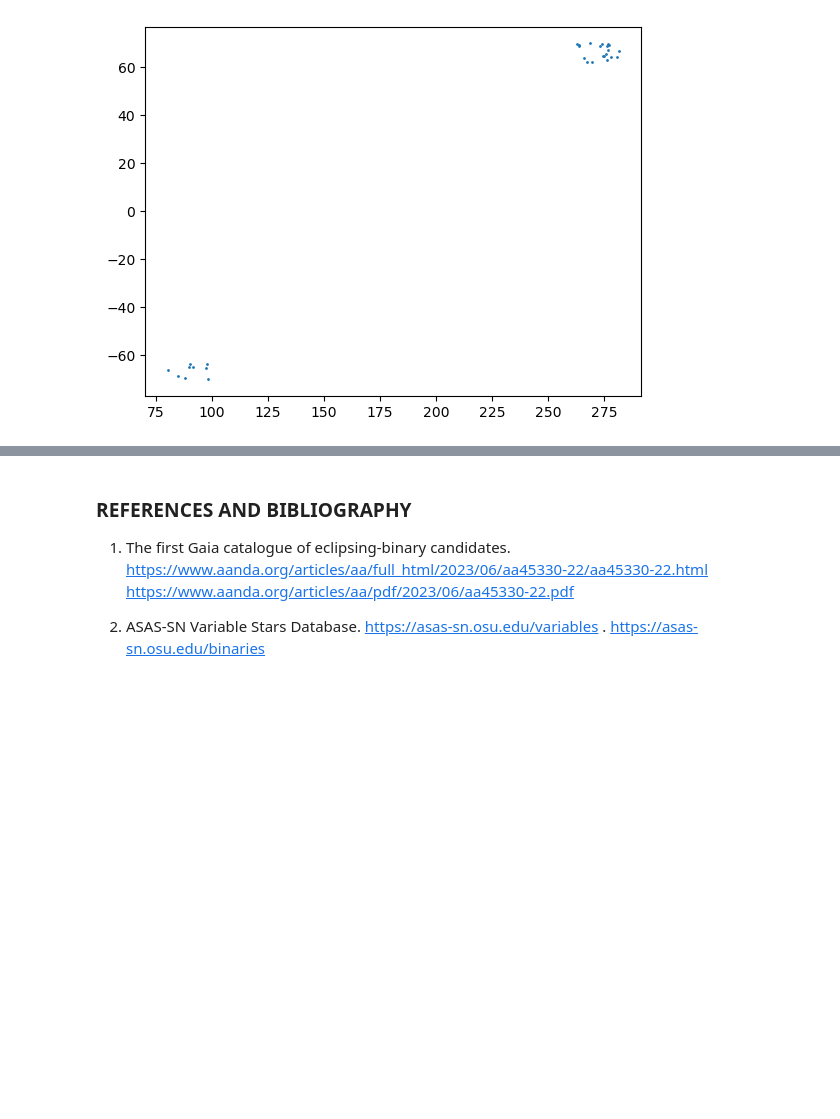
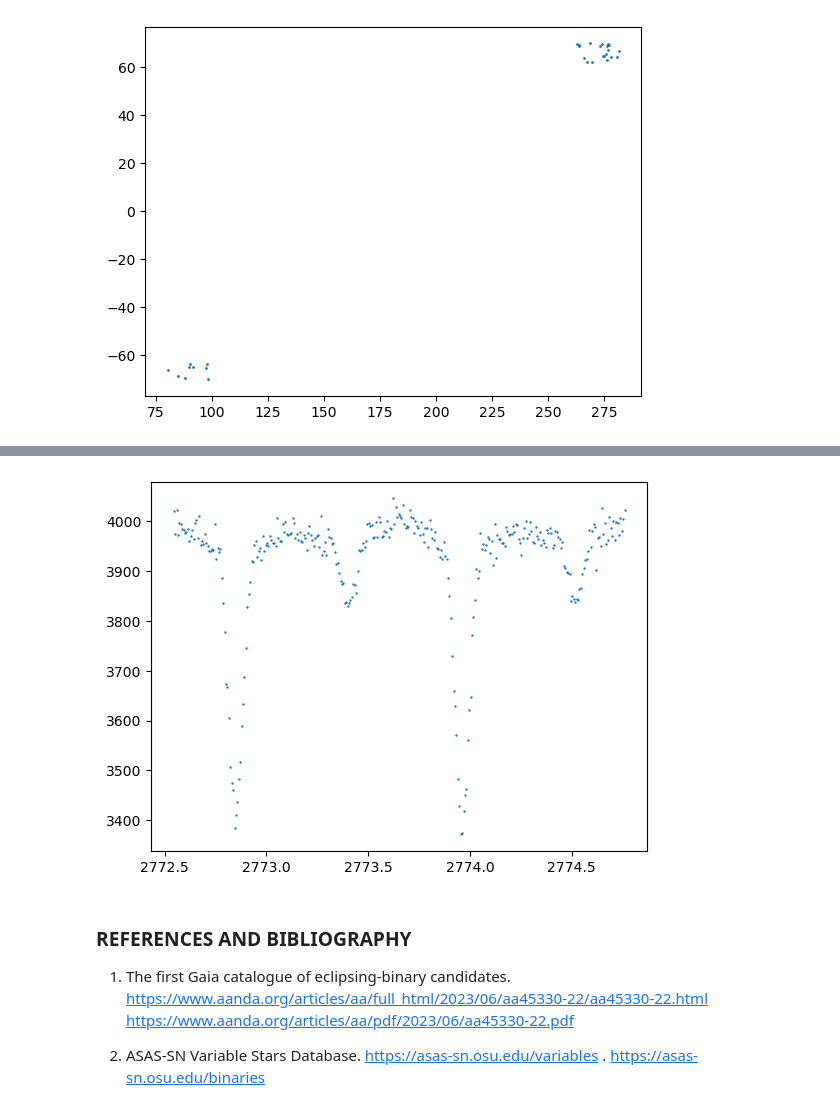
Before and after one commit to spyphyz/TESSCoEBs, a Jupyter notebook: eclipsing_binaries.ipynb, the cells around one changed output, grey strips where cells are left out. Drawn from its saved outputs; the diff is of its cells as text; code cells hidden in the pictures; blank space fills up the shorter version.

```diff
--- a/eclipsing_binaries.ipynb
+++ b/eclipsing_binaries.ipynb
@@ -378,3 +494,9 @@ plt.scatter(merge_tess_binary_source_cone_df['ra_x'], merge_tess_binary_source_c
+# %%
+plt.scatter(lc.time.value[380:700], lc.flux[380:700], s=0.5) # need to use .value attribute to get the time values
+# row number ranges are used above
+plt.show()
+# %% [output]
+[figure, added]
 # %%
 # PLOT O-C CURVES
 # %%
```
Also changed, not shown: parts of 9 cells of this notebook.
